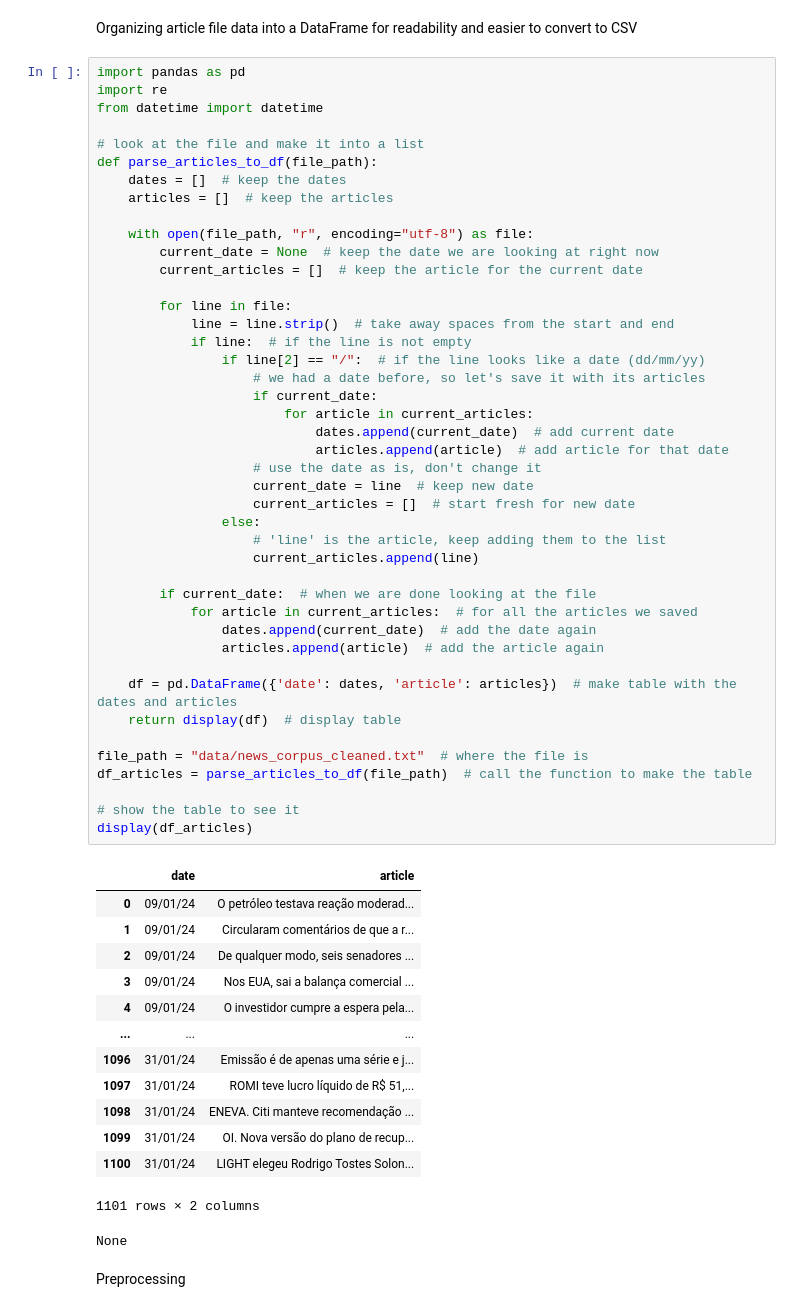
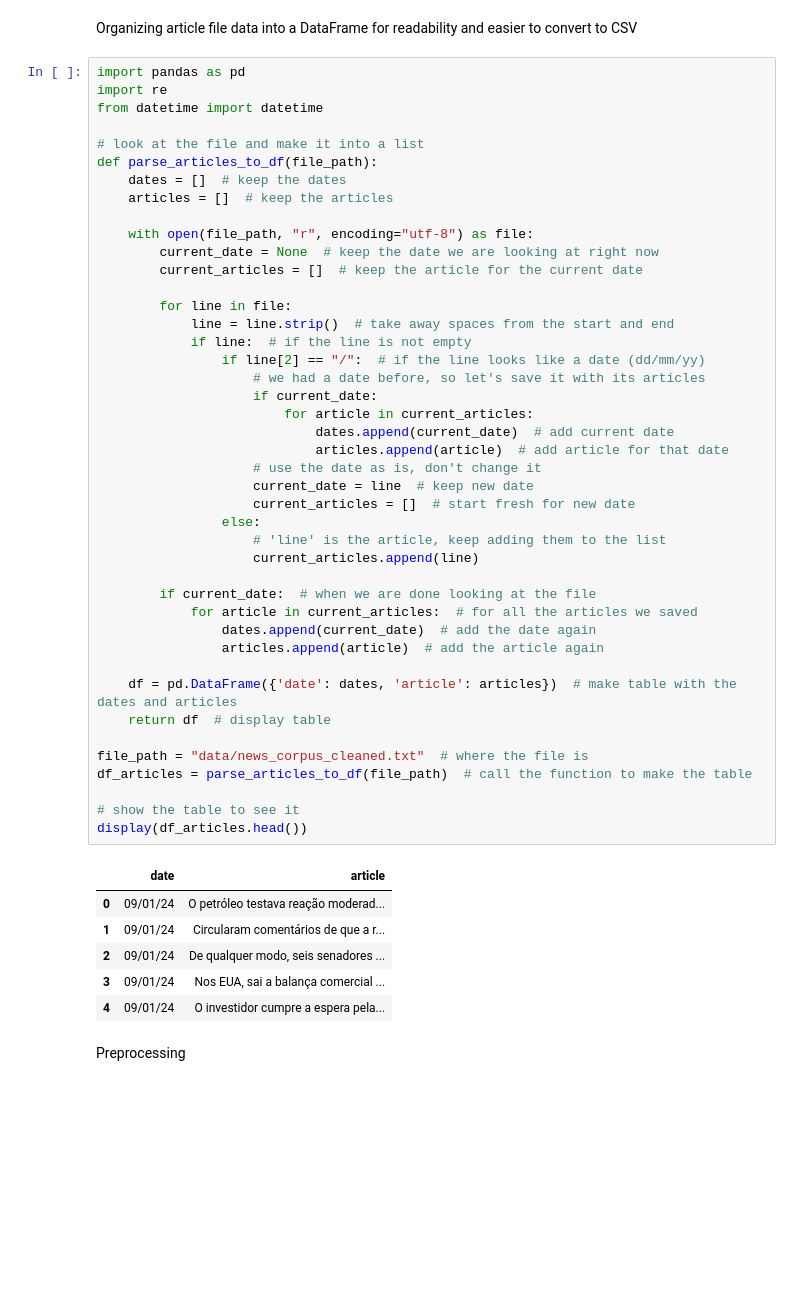
Before and after one commit to CZ-ZL/FX-Market-Sentiment-Analysis, a Jupyter notebook: notebooks/pipeline.ipynb, the cells around one changed output. Cells and saved outputs as stored; diff of their text form; blank space fills up the shorter version.

Commit message:
dataframe NoneType fix

```diff
--- a/notebooks/pipeline.ipynb
+++ b/notebooks/pipeline.ipynb
@@ -69,43 +69,35 @@ def parse_articles_to_df(file_path):
                     # we had a date before, so let's save it with its articles
                     if current_date:
                         for article in current_articles:
                             dates.append(current_date)  # add current date
                             articles.append(article)  # add article for that date
                     # use the date as is, don't change it
                     current_date = line  # keep new date
                     current_articles = []  # start fresh for new date
                 else:
                     # 'line' is the article, keep adding them to the list
                     current_articles.append(line)
 
         if current_date:  # when we are done looking at the file
             for article in current_articles:  # for all the articles we saved
                 dates.append(current_date)  # add the date again
                 articles.append(article)  # add the article again
 
     df = pd.DataFrame({'date': dates, 'article': articles})  # make table with the dates and articles
-    return display(df)  # display table
+    return df  # display table
 
 file_path = "data/news_corpus_cleaned.txt"  # where the file is
 df_articles = parse_articles_to_df(file_path)  # call the function to make the table
 
 # show the table to see it
-display(df_articles)
+display(df_articles.head())
 # %% [output]
 |  | date | article |
 | 0 | 09/01/24 | O petróleo testava reação moderad... |
 | 1 | 09/01/24 | Circularam comentários de que a r... |
 | 2 | 09/01/24 | De qualquer modo, seis senadores ... |
 | 3 | 09/01/24 | Nos EUA, sai a balança comercial ... |
 | 4 | 09/01/24 | O investidor cumpre a espera pela... |
-| ... | ... | ... |
-| 1096 | 31/01/24 | Emissão é de apenas uma série e j... |
-| 1097 | 31/01/24 | ROMI teve lucro líquido de R$ 51,... |
-| 1098 | 31/01/24 | ENEVA. Citi manteve recomendação ... |
-| 1099 | 31/01/24 | OI. Nova versão do plano de recup... |
-| 1100 | 31/01/24 | LIGHT elegeu Rodrigo Tostes Solon... |
-1101 rows × 2 columns
-None
 # %% [markdown]
 Preprocessing
 # %%
```
Also changed, not shown: parts of 4 cells of this notebook.
